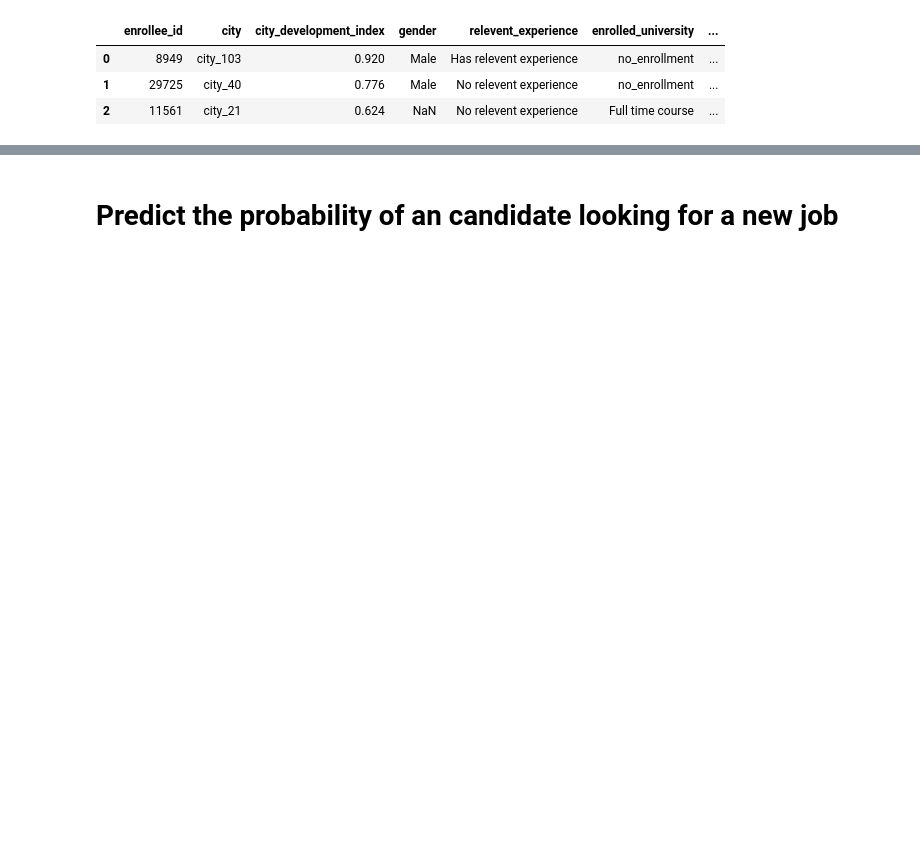
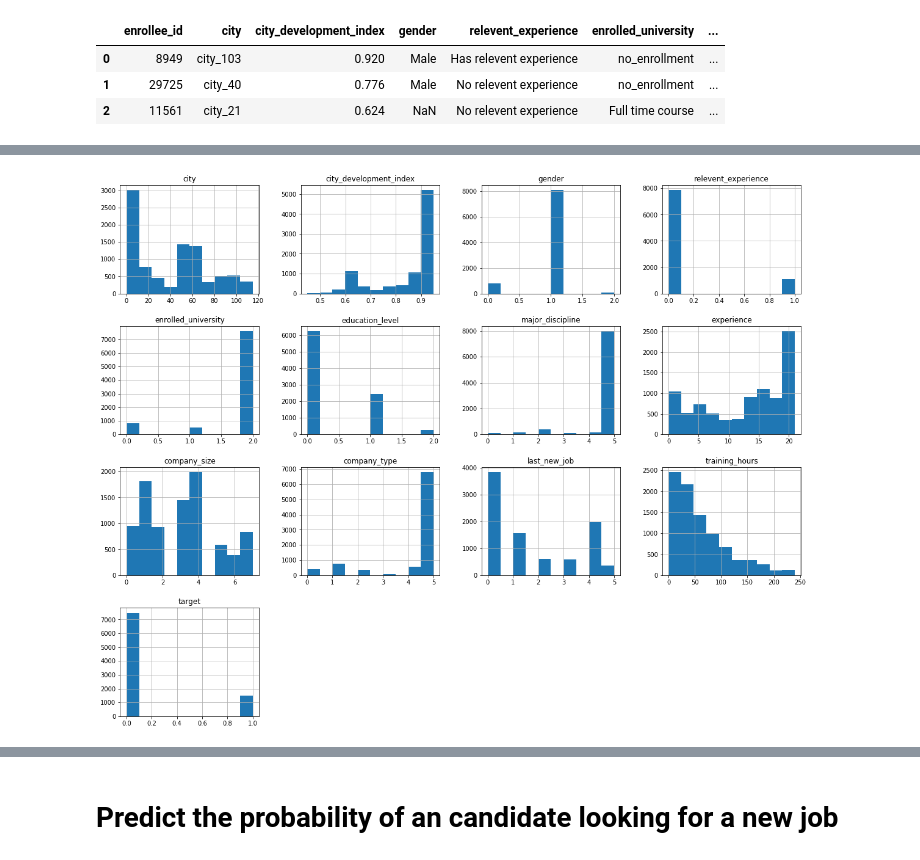
Before and after one commit to Xiajiruo/HR-Analytics-Job-Change-of-Data-Scientists, a Jupyter notebook: hr.ipynb, the cells around one changed output, grey strips where cells are left out. Drawn from its saved outputs; the diff is of its cells as text; code cells hidden in the pictures; blank space fills up the shorter version.

Commit message:
add clear data function

```diff
--- a/hr.ipynb
+++ b/hr.ipynb
@@ -3,8 +3,24 @@ import pandas as pd
 from sklearn.preprocessing import LabelEncoder
 # %%
 # read data
-df_train = pd.read_csv("data//aug_train.csv")
-df_test = pd.read_csv("data//aug_test.csv")
+dtypes = {'city_development_index': 'float',
+          'city':'str',
+          'gender':'str',
+          'relevent_experience':'str',
+          'training_hours': 'float',
+          'target': 'int',
+          'enrolle_id': 'int',
+          'city':'str',
+          'enrollee_id':'str',
+          'enrolled_university':'str',
+          'education_level':'str',
+          'major_discipline':'str',
+          'experience':'str',
+          'company_size':'str',
+          'last_new_job':'str'}
+
+df_train = pd.read_csv("data//aug_train.csv", dtype=dtypes)
+df_test = pd.read_csv("data//aug_test.csv", dtype=dtypes)
 df_train.head(3)
 # %% [output]
 |  | enrollee_id | city | city_development_index | gender | relevent_experience | enrolled_university | ... |
@@ -34,17 +50,18 @@ dtype: float64
 def label_encode(train, test):
     label_dict = {}
 
-    for column in ['city', 'gender', 'relevant_experience', 'education_level', 'major_discipline',
-                   'experience', 'company_size', 'company_type', 'last_new_job', 'training_hours']:
+    for column in ['city', 'gender', 'education_level', 'major_discipline','experience', 'relevent_experience',
+                   'company_size', 'company_type', 'last_new_job', 'training_hours','enrolled_university']:
+
         le = LabelEncoder()
         le.fit(train[column])
 
         label = le.classes_.tolist()
         label_dict[column] = label
 
-        train[column] = le.transform(train[column])
-        test[column] = le.transform(test[column])
+        train[column] = le.transform(train[column]).astype(int)
+        test[column] = le.transform(test[column]).astype(int)
     return train, test, label_dict
 
-df_train, df_test, label_dict = label_encode(df_train, df_test)
+df_train_notna, df_test_notna, label_dict = label_encode(df_train.dropna(), df_test.dropna())
 # %% [output]
@@ -51,0 +94,4 @@ TypeError: Encoders require their input to be uniformly strings or numbers. Got
+# %%
+df_train_notna.hist(figsize=(20,16));
+# %% [output]
+[figure, added]
```
Also changed, not shown: parts of 5 cells of this notebook.
